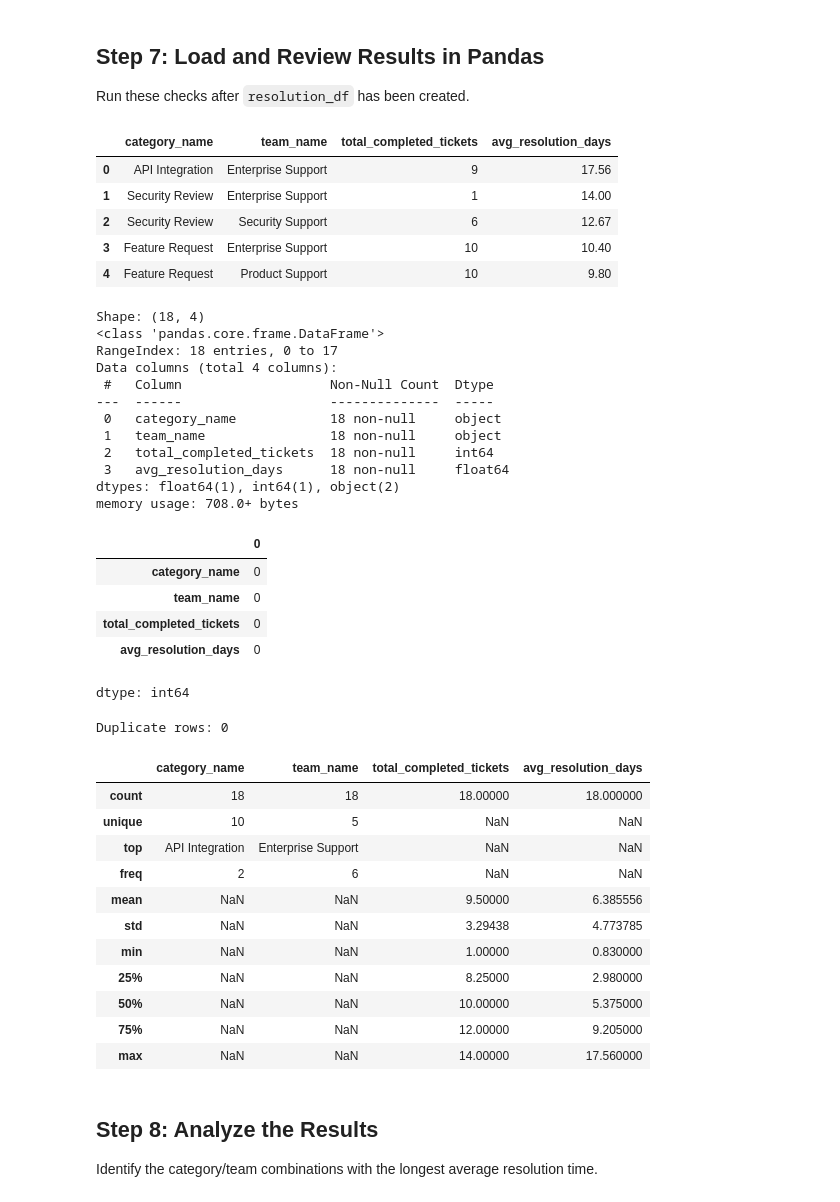
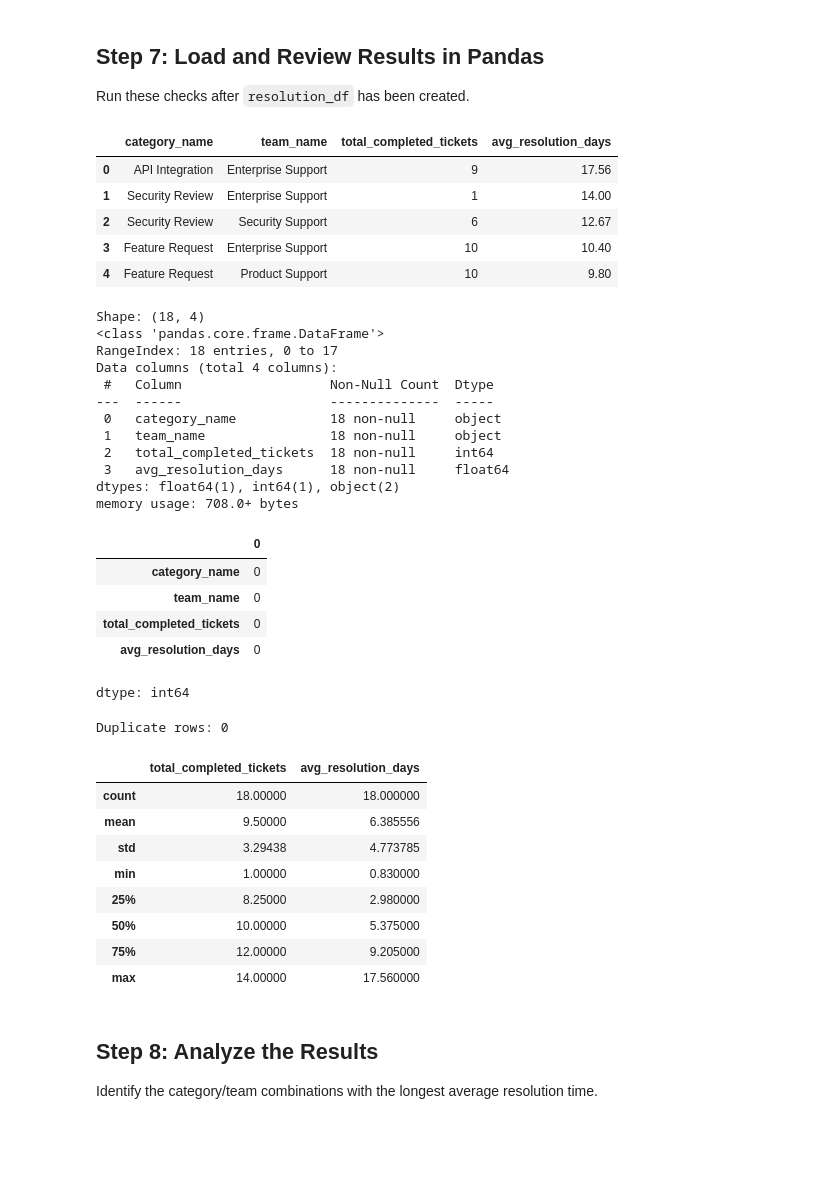
Before and after one commit to janbalangue/SQL-to-Python-Cloud-Notebook-Workflow, a Jupyter notebook: sql_modern_workflows_lab.ipynb, the cells around one changed output. Saved outputs shown, nothing was run; the diff lists cells and outputs as text; code cells hidden in the pictures; blank space fills up the shorter version.

```diff
--- a/sql_modern_workflows_lab.ipynb
+++ b/sql_modern_workflows_lab.ipynb
@@ -267,46 +267,47 @@ resolution_df.info()
 display(resolution_df.isna().sum())
 
 print("Duplicate rows:", resolution_df.duplicated().sum())
 
-display(resolution_df.describe(include="all"))
+display(
+    resolution_df[
+        ["total_completed_tickets", "avg_resolution_days"]
+    ].describe()
+)
 # %% [output]
 |  | category_name | team_name | total_completed_tickets | avg_resolution_days |
 | 0 | API Integration | Enterprise Support | 9 | 17.56 |
 | 1 | Security Review | Enterprise Support | 1 | 14.00 |
 | 2 | Security Review | Security Support | 6 | 12.67 |
 | 3 | Feature Request | Enterprise Support | 10 | 10.40 |
 | 4 | Feature Request | Product Support | 10 | 9.80 |
 Shape: (18, 4)
 <class 'pandas.core.frame.DataFrame'>
 RangeIndex: 18 entries, 0 to 17
 Data columns (total 4 columns):
  #   Column                   Non-Null Count  Dtype
 ---  ------                   --------------  -----
  0   category_name            18 non-null     object
  1   team_name                18 non-null     object
  2   total_completed_tickets  18 non-null     int64
  3   avg_resolution_days      18 non-null     float64
 dtypes: float64(1), int64(1), object(2)
 memory usage: 708.0+ bytes
 |  | 0 |
 | category_name | 0 |
 | team_name | 0 |
 | total_completed_tickets | 0 |
 | avg_resolution_days | 0 |
 dtype: int64
 Duplicate rows: 0
-|  | category_name | team_name | total_completed_tickets | avg_resolution_days |
-| count | 18 | 18 | 18.00000 | 18.000000 |
-| unique | 10 | 5 | NaN | NaN |
-| top | API Integration | Enterprise Support | NaN | NaN |
-| freq | 2 | 6 | NaN | NaN |
-| mean | NaN | NaN | 9.50000 | 6.385556 |
-| std | NaN | NaN | 3.29438 | 4.773785 |
-| min | NaN | NaN | 1.00000 | 0.830000 |
-| 25% | NaN | NaN | 8.25000 | 2.980000 |
-| 50% | NaN | NaN | 10.00000 | 5.375000 |
-| 75% | NaN | NaN | 12.00000 | 9.205000 |
-| max | NaN | NaN | 14.00000 | 17.560000 |
+|  | total_completed_tickets | avg_resolution_days |
+| count | 18.00000 | 18.000000 |
+| mean | 9.50000 | 6.385556 |
+| std | 3.29438 | 4.773785 |
+| min | 1.00000 | 0.830000 |
+| 25% | 8.25000 | 2.980000 |
+| 50% | 10.00000 | 5.375000 |
+| 75% | 12.00000 | 9.205000 |
+| max | 14.00000 | 17.560000 |
 # %% [markdown]
 ## Step 8: Analyze the Results
 
```
Also changed, not shown: parts of 3 cells of this notebook.
